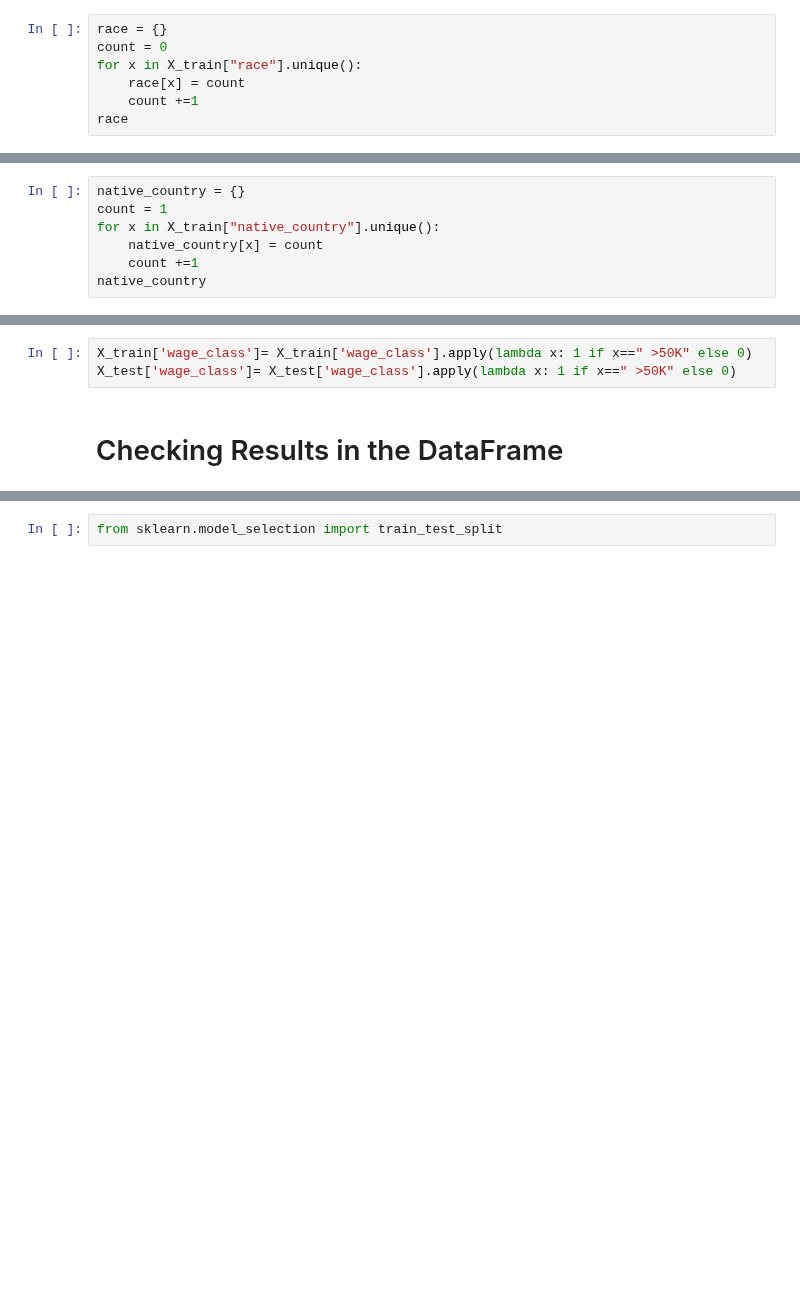
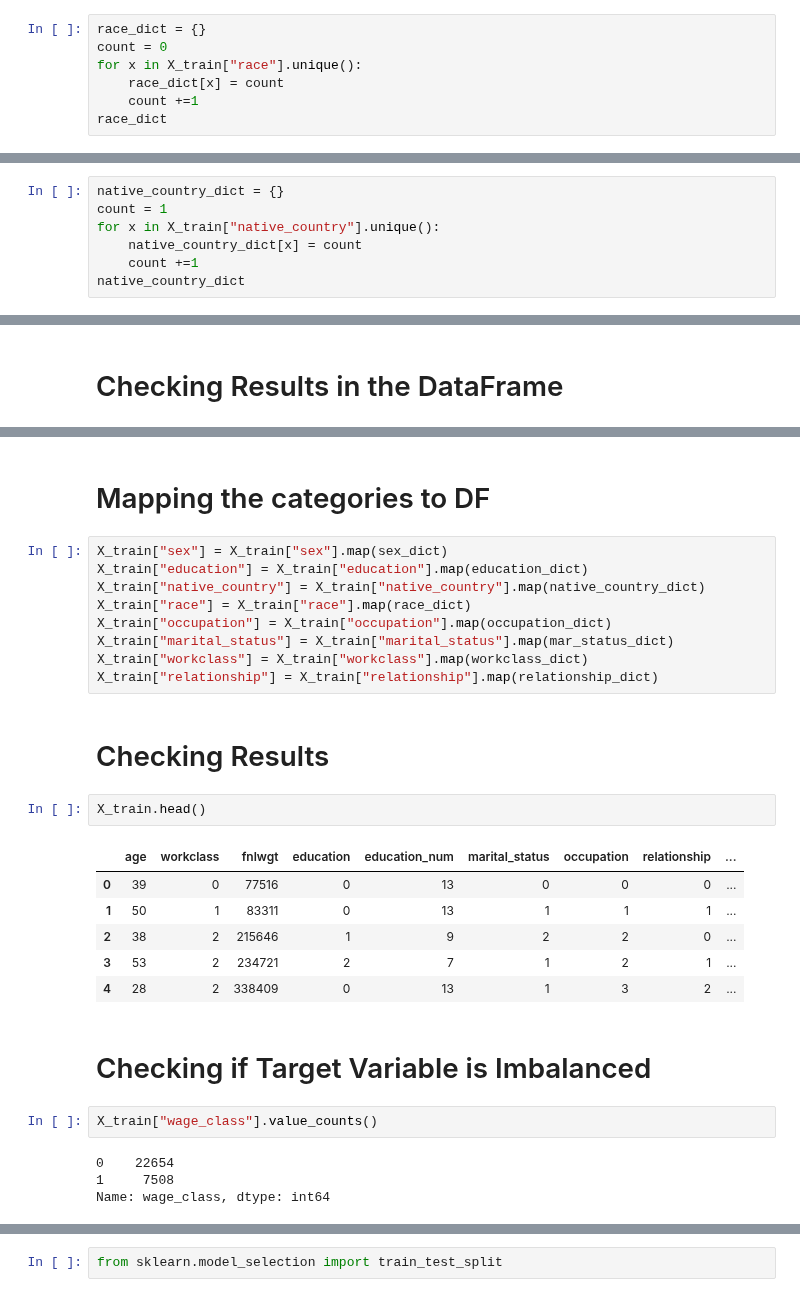
Before and after one commit to RancyChepchirchir/Assignments, a Jupyter notebook: 21.XGBoost_Assignment-2.ipynb, the cells around one changed output, grey strips where cells are left out. Drawn from its saved outputs; the diff is of its cells as text; blank space fills up the shorter version.

```diff
--- a/21.XGBoost_Assignment-2.ipynb
+++ b/21.XGBoost_Assignment-2.ipynb
@@ -808,12 +812,12 @@ relationship
 # %% [markdown]
 # <a id ='7'>Race</a>
 # %%
-race = {}
+race_dict = {}
 count = 0
 for x in X_train["race"].unique():
-    race[x] = count
+    race_dict[x] = count
     count +=1
-race
+race_dict
 # %% [output]
 {' White': 0,
  ' Black': 1,
@@ -823,12 +827,12 @@ race
 # %% [markdown]
 # <a id ='7'>Native Country</a>
 # %%
-native_country = {}
+native_country_dict = {}
 count = 1
 for x in X_train["native_country"].unique():
-    native_country[x] = count
+    native_country_dict[x] = count
     count +=1
-native_country
+native_country_dict
 # %% [output]
 {' United-States': 1,
  ' Cuba': 2,
@@ -852,6 +854,3 @@ native_country
-# %%
-X_train['wage_class']= X_train['wage_class'].apply(lambda x: 1 if x==" >50K" else 0)
-X_test['wage_class']= X_test['wage_class'].apply(lambda x: 1 if x==" >50K" else 0)
 # %% [markdown]
 # <a id ='7'>Checking Results in the DataFrame</a>
 # %%
@@ -863,3 +862,33 @@ X_train.head()
 | 2 | 38 | Private | 215646 | HS-grad | 9 | Divorced | Handlers-cleaners | Not-in-family | ... |
 | 3 | 53 | Private | 234721 | 11th | 7 | Married-civ-spouse | Handlers-cleaners | Husband | ... |
 | 4 | 28 | Private | 338409 | Bachelors | 13 | Married-civ-spouse | Prof-specialty | Wife | ... |
+# %% [markdown]
+# <a id ='7'>Mapping the categories to DF</a>
+# %%
+X_train["sex"] = X_train["sex"].map(sex_dict)
+X_train["education"] = X_train["education"].map(education_dict)
+X_train["native_country"] = X_train["native_country"].map(native_country_dict)
+X_train["race"] = X_train["race"].map(race_dict)
+X_train["occupation"] = X_train["occupation"].map(occupation_dict)
+X_train["marital_status"] = X_train["marital_status"].map(mar_status_dict)
+X_train["workclass"] = X_train["workclass"].map(workclass_dict)
+X_train["relationship"] = X_train["relationship"].map(relationship_dict)
+# %% [markdown]
+# <a id ='7'>Checking Results</a>
+# %%
+X_train.head()
+# %% [output]
+|  | age | workclass | fnlwgt | education | education_num | marital_status | occupation | relationship | ... |
+| 0 | 39 | 0 | 77516 | 0 | 13 | 0 | 0 | 0 | ... |
+| 1 | 50 | 1 | 83311 | 0 | 13 | 1 | 1 | 1 | ... |
+| 2 | 38 | 2 | 215646 | 1 | 9 | 2 | 2 | 0 | ... |
+| 3 | 53 | 2 | 234721 | 2 | 7 | 1 | 2 | 1 | ... |
+| 4 | 28 | 2 | 338409 | 0 | 13 | 1 | 3 | 2 | ... |
+# %% [markdown]
+# Checking if Target Variable is Imbalanced
+# %%
+X_train["wage_class"].value_counts()
+# %% [output]
+0    22654
+1     7508
+Name: wage_class, dtype: int64
```
Also changed, not shown: parts of 40 cells of this notebook.
